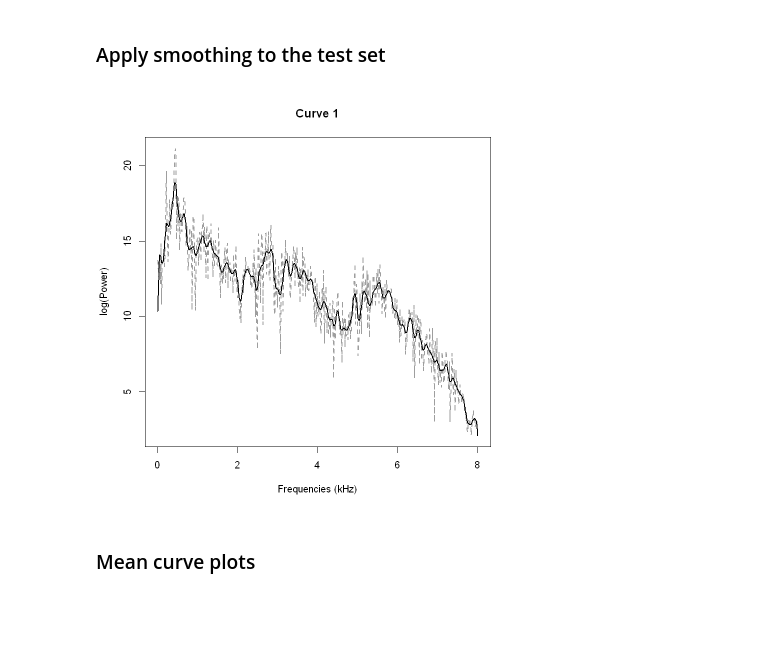
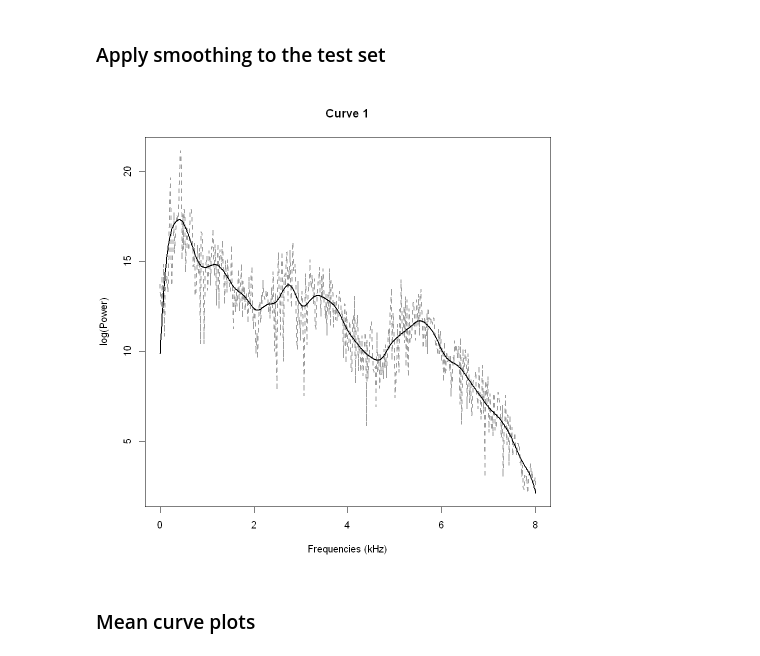
Before and after one commit to robertmackevic/fda-project, a Jupyter notebook: final.ipynb, the cells around one changed output. Drawn from its saved outputs; the diff is of its cells as text; code cells hidden in the pictures; blank space fills up the shorter version.

```diff
--- a/final.ipynb
+++ b/final.ipynb
@@ -187,24 +169,24 @@ Optimal smoothing parameter: 0.03781162
 # %%
 # Create smoothing matrix using the same grid as train data
 # Apply the smoothing to the test data
-s <- fda.usc::S.NW(test$data$argvals, h = kernel$gcv.opt)
+s <- fda.usc::S.NW(test$data$argvals, h = kernel$h.opt)
 smoothed_matrix <- test$data$data %*% s
 test$smooth <- fda.usc::fdata(
   smoothed_matrix,
   argvals = test$data$argvals,
   rangeval = test$data$rangeval,
   names = test$data$names
 )
 
 index <- 1
 plot(
   test$data[index, ],
   main = "Curve 1",
   lty = 2, lwd = 2, col = 8
 )
 lines(test$smooth[index, ], col = 1, lty = 1, lwd = 2)
 # %% [output]
-[figure, old version]
+[figure, new version]
 # %% [markdown]
 ### Mean curve plots
 # %%
```
Also changed, not shown: parts of 16 cells of this notebook.
